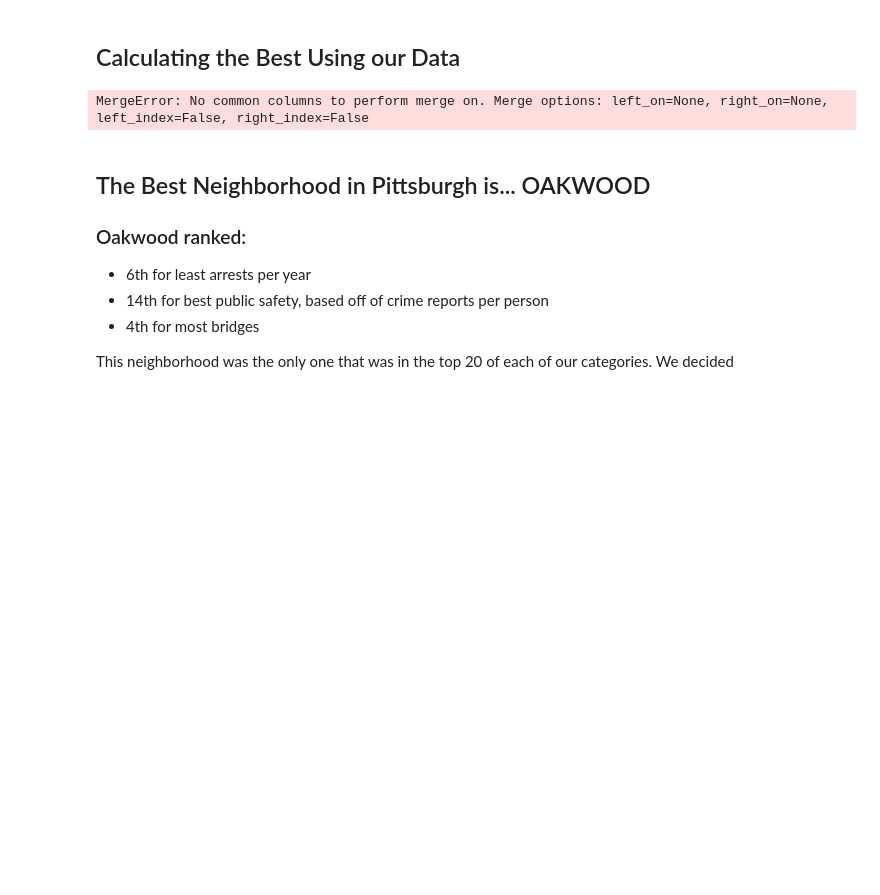
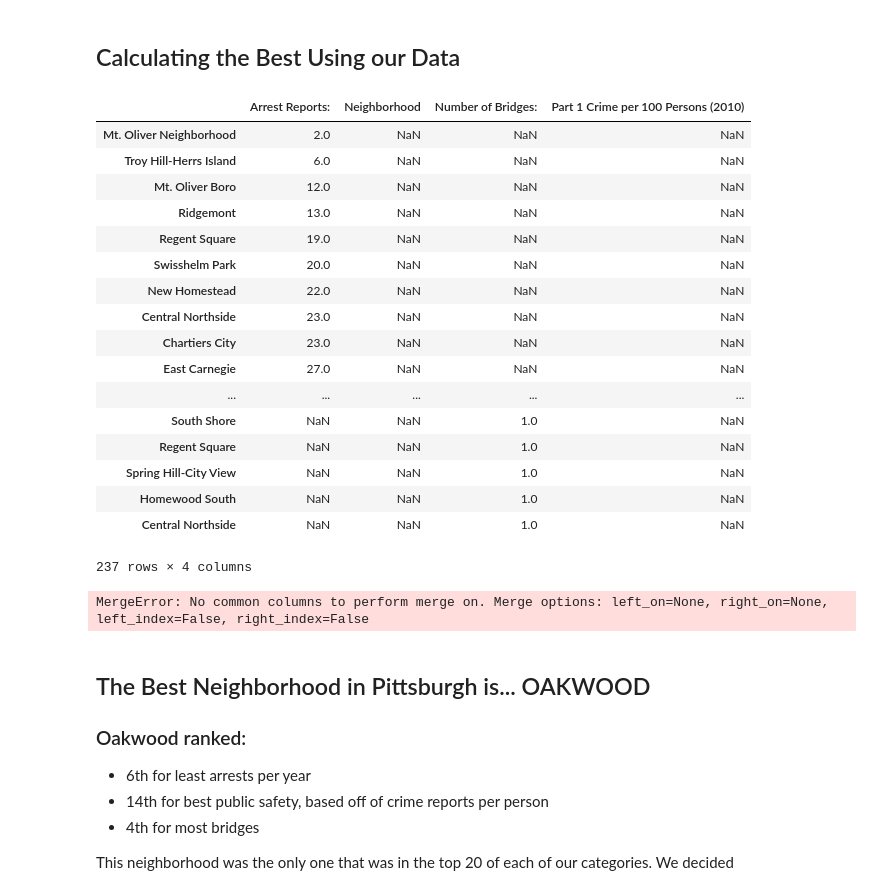
Before and after one commit to pats141/CMPINF_Final, a Jupyter notebook: Presentation.ipynb, the cells around one changed output. Cells and saved outputs as stored; diff of their text form; code cells hidden in the pictures; blank space fills up the shorter version.

Commit message:
Created one data frame with three data sets, kind of

```diff
--- a/Presentation.ipynb
+++ b/Presentation.ipynb
@@ -102,3 +102,27 @@ bridges
 # %% [markdown]
 ## Calculating the Best Using our Data
+# %%
+frames = [crime, safety_df, bridges]
+
+result = pd.concat(frames, sort=True).reindex()
+result
+# %% [output]
+|  | Arrest Reports: | Neighborhood | Number of Bridges: | Part 1 Crime per 100 Persons (2010) |
+| Mt. Oliver Neighborhood | 2.0 | NaN | NaN | NaN |
+| Troy Hill-Herrs Island | 6.0 | NaN | NaN | NaN |
+| Mt. Oliver Boro | 12.0 | NaN | NaN | NaN |
+| Ridgemont | 13.0 | NaN | NaN | NaN |
+| Regent Square | 19.0 | NaN | NaN | NaN |
+| Swisshelm Park | 20.0 | NaN | NaN | NaN |
+| New Homestead | 22.0 | NaN | NaN | NaN |
+| Central Northside | 23.0 | NaN | NaN | NaN |
+| Chartiers City | 23.0 | NaN | NaN | NaN |
+| East Carnegie | 27.0 | NaN | NaN | NaN |
+| ... | ... | ... | ... | ... |
+| South Shore | NaN | NaN | 1.0 | NaN |
+| Regent Square | NaN | NaN | 1.0 | NaN |
+| Spring Hill-City View | NaN | NaN | 1.0 | NaN |
+| Homewood South | NaN | NaN | 1.0 | NaN |
+| Central Northside | NaN | NaN | 1.0 | NaN |
+237 rows × 4 columns
 # %%
```
Also changed, not shown: parts of 3 cells of this notebook.
